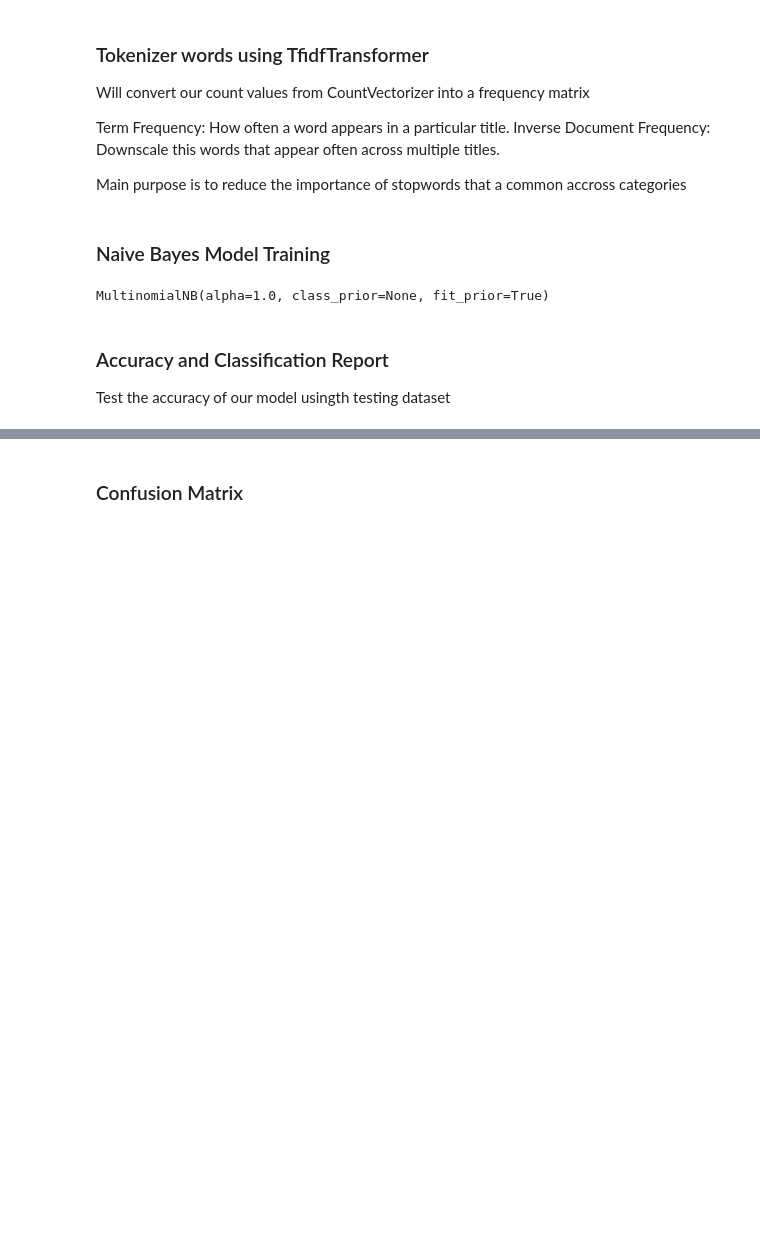
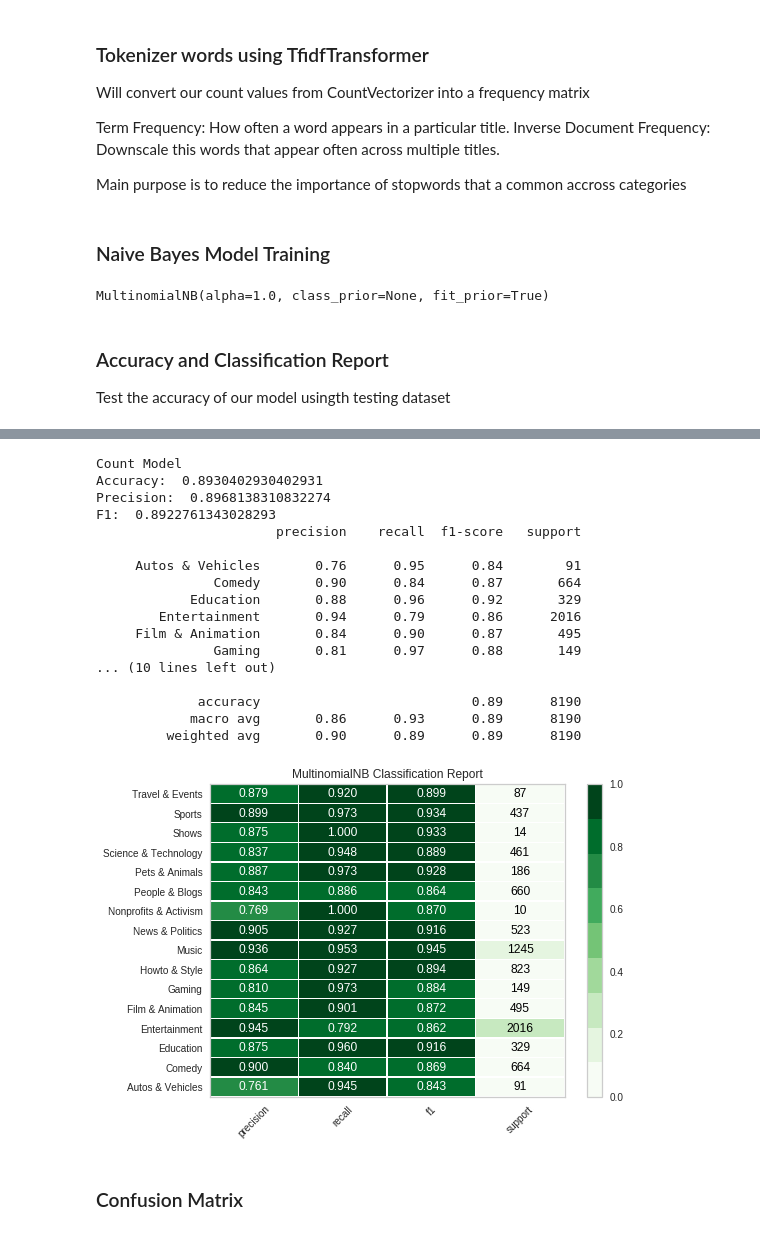
Before and after one commit to loc-vu/yt-trends, a Jupyter notebook: Naive Bayes Model.ipynb, the cells around one changed output, grey strips where cells are left out. Drawn from its saved outputs; the diff is of its cells as text; code cells hidden in the pictures; blank space fills up the shorter version.

```diff
--- a/Naive Bayes Model.ipynb
+++ b/Naive Bayes Model.ipynb
@@ -163,3 +132,36 @@ F1:  0.8943068865698917
+# %%
+pred_count = clf_count.predict(test_count_vector)
+print("Count Model")
+print("Accuracy: ", accuracy_score(y_test, pred_count))
+print("Precision: ", metrics.precision_score(y_test, pred_count, average='weighted'))
+print("F1: ", metrics.f1_score(y_test, pred_count, average='weighted'))
+print(metrics.classification_report(y_test, pred_count))
+
+
+plt.title("Testing")
+visualizer = ClassificationReport(clf_count, support=True, cmap='Greens')
+visualizer.fit(train_count_vector, y_train)
+visualizer.score(test_count_vector, y_test)
+visualizer.finalize(set_title="this")
+# %% [output]
+Count Model
+Accuracy:  0.8930402930402931
+Precision:  0.8968138310832274
+F1:  0.8922761343028293
+                       precision    recall  f1-score   support
+
+     Autos & Vehicles       0.76      0.95      0.84        91
+               Comedy       0.90      0.84      0.87       664
+            Education       0.88      0.96      0.92       329
+        Entertainment       0.94      0.79      0.86      2016
+     Film & Animation       0.84      0.90      0.87       495
+               Gaming       0.81      0.97      0.88       149
+... (10 lines left out)
+
+             accuracy                           0.89      8190
+            macro avg       0.86      0.93      0.89      8190
+         weighted avg       0.90      0.89      0.89      8190
+[figure, added]
 # %% [markdown]
 ### Confusion Matrix
 # %%
```
Also changed, not shown: parts of 9 cells of this notebook.
